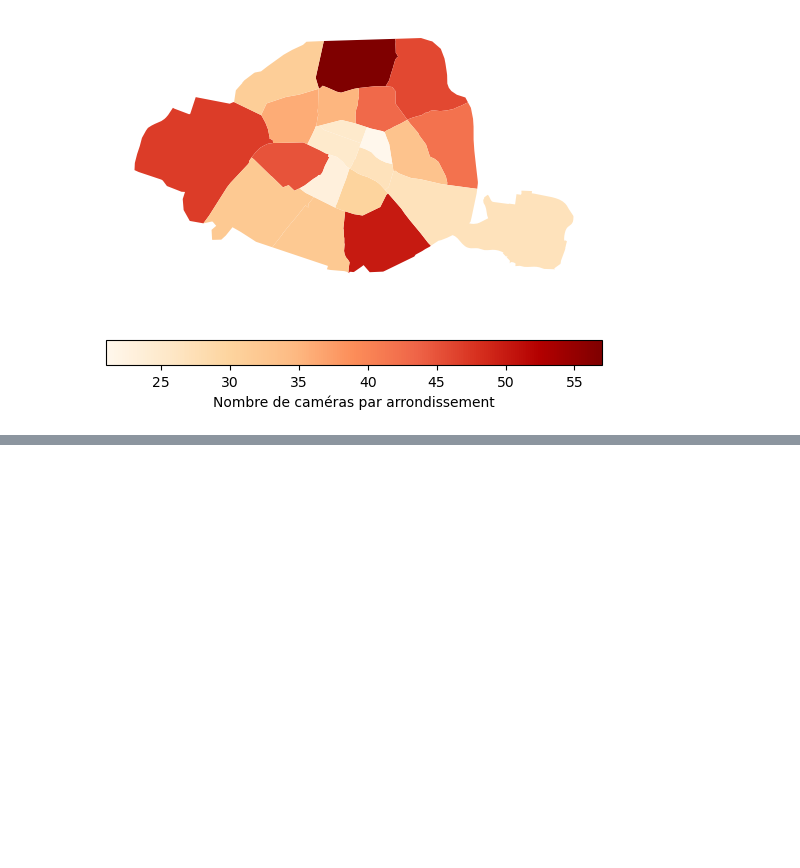
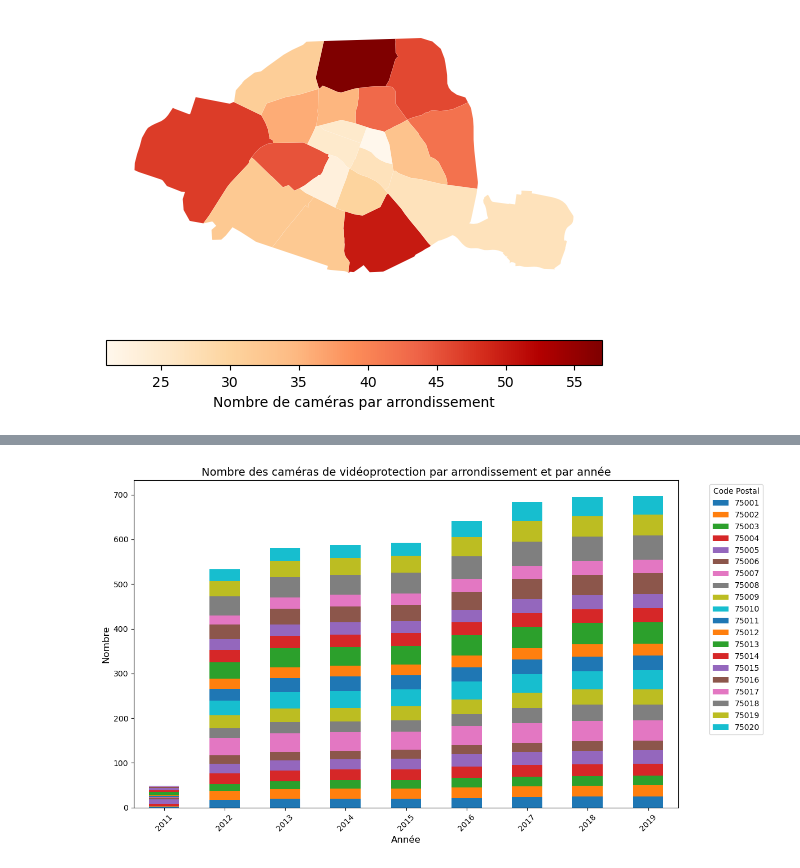
Before and after one commit to Yasmxne/Projet-Python-pour-la-Data-Science, a Jupyter notebook: exploration_videoprotection.ipynb, the cells around one changed output, grey strips where cells are left out. Cells and saved outputs as stored; diff of their text form; code cells hidden in the pictures; blank space fills up the shorter version.

```diff
--- a/exploration_videoprotection.ipynb
+++ b/exploration_videoprotection.ipynb
@@ -192,0 +268,19 @@ EPSG:3395
+# %%
+# Calculer le nombre de caméras par année et par arrondissement (Code postal)
+cam_per_arrondissement_par_annee = gdf_videoprotection.groupby(['Année', 'Code postal']).size().unstack(fill_value=0)
+
+# Calculer la proportion de caméras pour chaque arrondissement par rapport au total de chaque année
+cam_per_arrondissement_par_annee_cum = cam_per_arrondissement_par_annee.cumsum(axis=0)
+
+# graphique en barres empilées
+ax = cam_per_arrondissement_par_annee_cum.plot(kind='bar', stacked=True, figsize=(12, 7))
+
+plt.title("Nombre des caméras de vidéoprotection par arrondissement et par année", fontsize=14)
+plt.xlabel("Année", fontsize=12)
+plt.ylabel("Nombre", fontsize=12)
+plt.xticks(rotation=45)
+plt.legend(title='Code Postal', bbox_to_anchor=(1.05, 1), loc='upper left')
+plt.tight_layout()
+plt.show()
+# %% [output]
+[figure, added]
```
Also changed, not shown: parts of 8 cells of this notebook.
